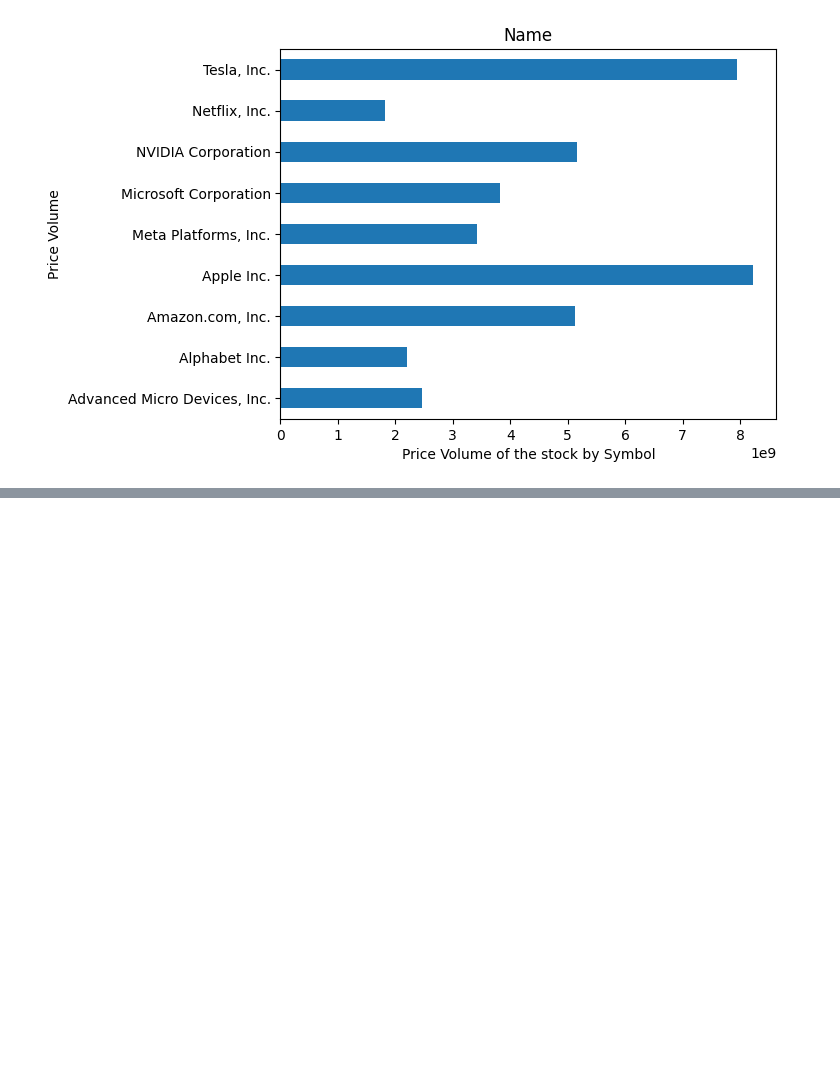
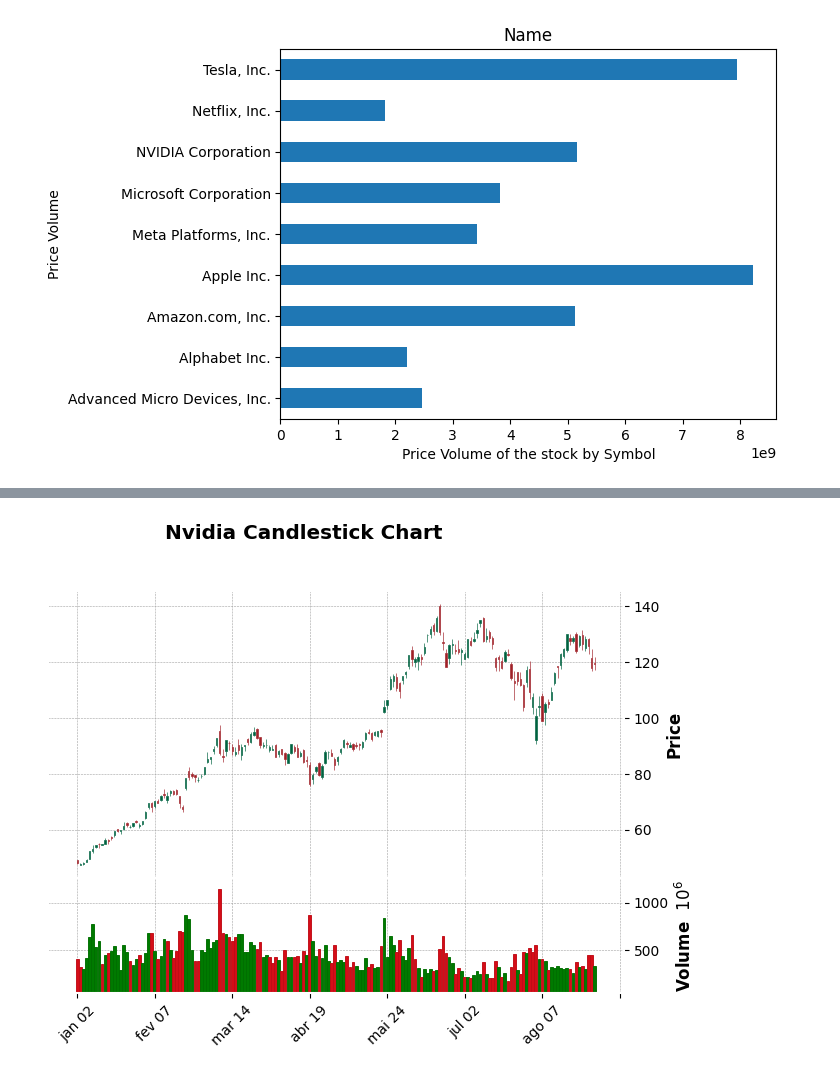
Before and after one commit to zibia-cunha/S-P500-exploratory-financial-anallysis, a Jupyter notebook: prova.ipynb, the cells around one changed output, grey strips where cells are left out. Saved outputs shown, nothing was run; the diff lists cells and outputs as text; code cells hidden in the pictures; blank space fills up the shorter version.

```diff
--- a/prova.ipynb
+++ b/prova.ipynb
@@ -44,0 +81,8 @@ plt.show()
+# %%
+#now we fillter from 2017 onwards
+nvidia_df = nvidia_df.loc['2024':]
+
+#will plot the candle stick graph of the nvidia stock using the type='candle'
+mpf.plot(nvidia_df, type='candle', volume=True, title='Nvidia Candlestick Chart', style='charles')
+# %% [output]
+[figure, added]
```
Also changed, not shown: parts of 3 cells of this notebook.
